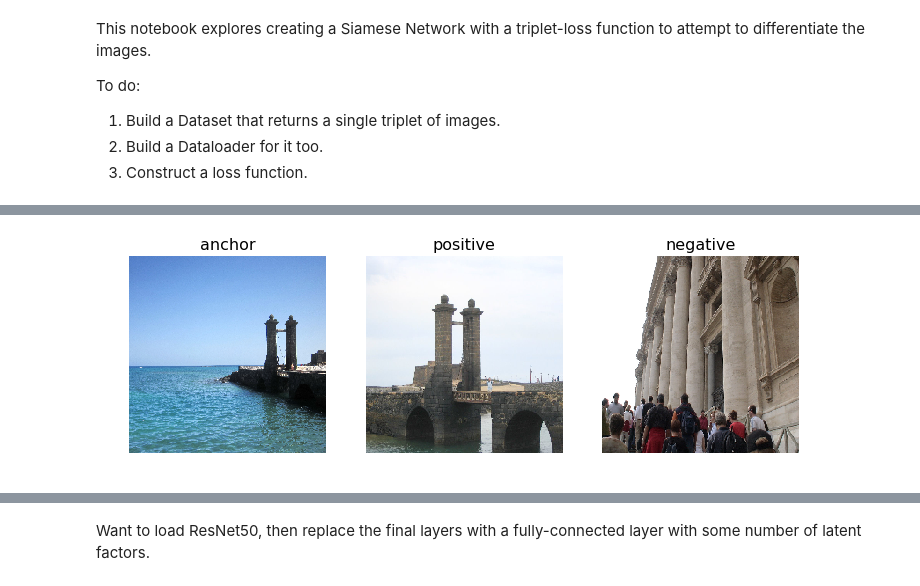
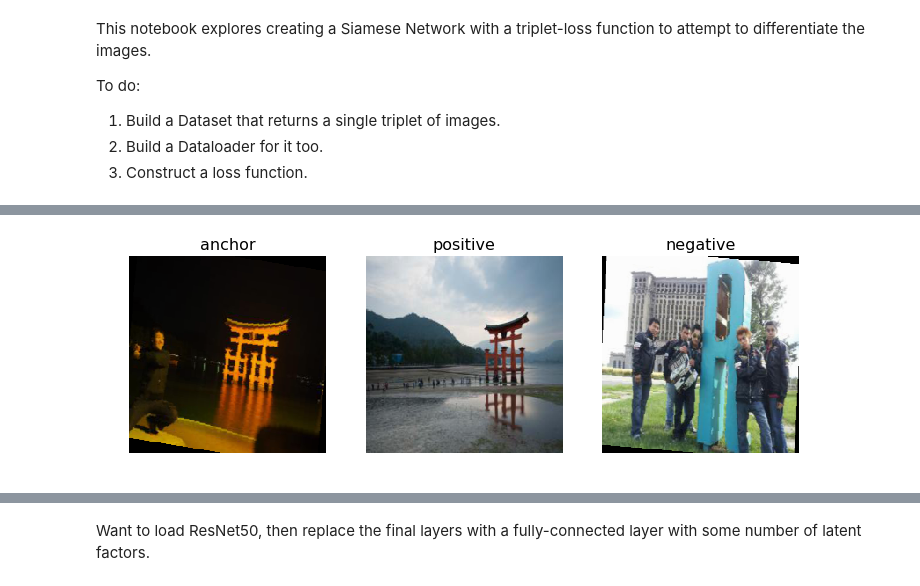
Before and after one commit to Technology-Notes/kaggle-notebooks, a Jupyter notebook: kaggle/landmark-recognition-challenge/siamese-network.ipynb, the cells around one changed output, grey strips where cells are left out. Cells and saved outputs as stored; diff of their text form; code cells hidden in the pictures.

Commit message:
Use folder dataset and improve performance + various fixes.

```diff
--- a/kaggle/landmark-recognition-challenge/siamese-network.ipynb
+++ b/kaggle/landmark-recognition-challenge/siamese-network.ipynb
@@ -36,6 +37,9 @@ def plots(ims, figsize=(12,6), rows=1, interp=False, titles=None, maintitle=None
     if type(ims[0]) is np.ndarray:
         ims = np.array(ims)
         if (ims.shape[-1] != 3): ims = ims.transpose((0,2,3,1))
+    if type(ims[0]) is torch.FloatTensor:
+        ims = [i.permute(1,2,0) for i in ims]
+
     f = plt.figure(figsize=figsize)
     if maintitle is not None:
         plt.suptitle(maintitle, fontsize=16)
@@ -158,0 +108,12 @@ dataset = TripletDataset(df)
+# %%
+from torchvision import transforms
+
+transform = [
+    transforms.RandomRotation(10),
+    transforms.ColorJitter(0.01, 0.01, 0.01),
+    transforms.RandomGrayscale(p=0.1),
+    transforms.Resize((224, 224)),
+    transforms.ToTensor()
+]
+# %%
+dataset_test = TripletFolder('./data/prepared/224/train/', transform=transforms.Compose(transform))
@@ -159,4 +132,4 @@ dataset = TripletDataset(df)
 # %%
-plots(dataset[0][0], titles=['anchor', 'positive', 'negative'])
+plots(dataset_test[1000][0], titles=['anchor', 'positive', 'negative'])
 # %% [output]
-[figure, old version]
+[figure, new version]
```
Also changed, not shown: parts of 25 cells of this notebook, 3 other files.
